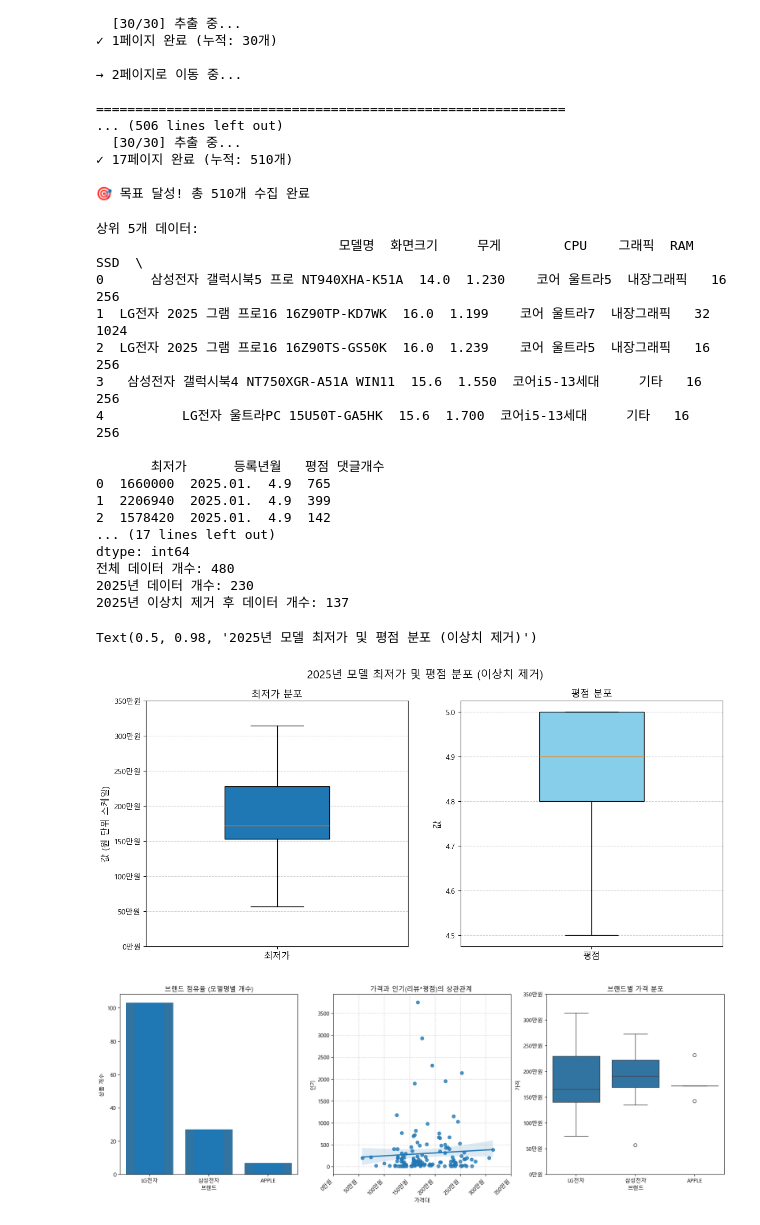
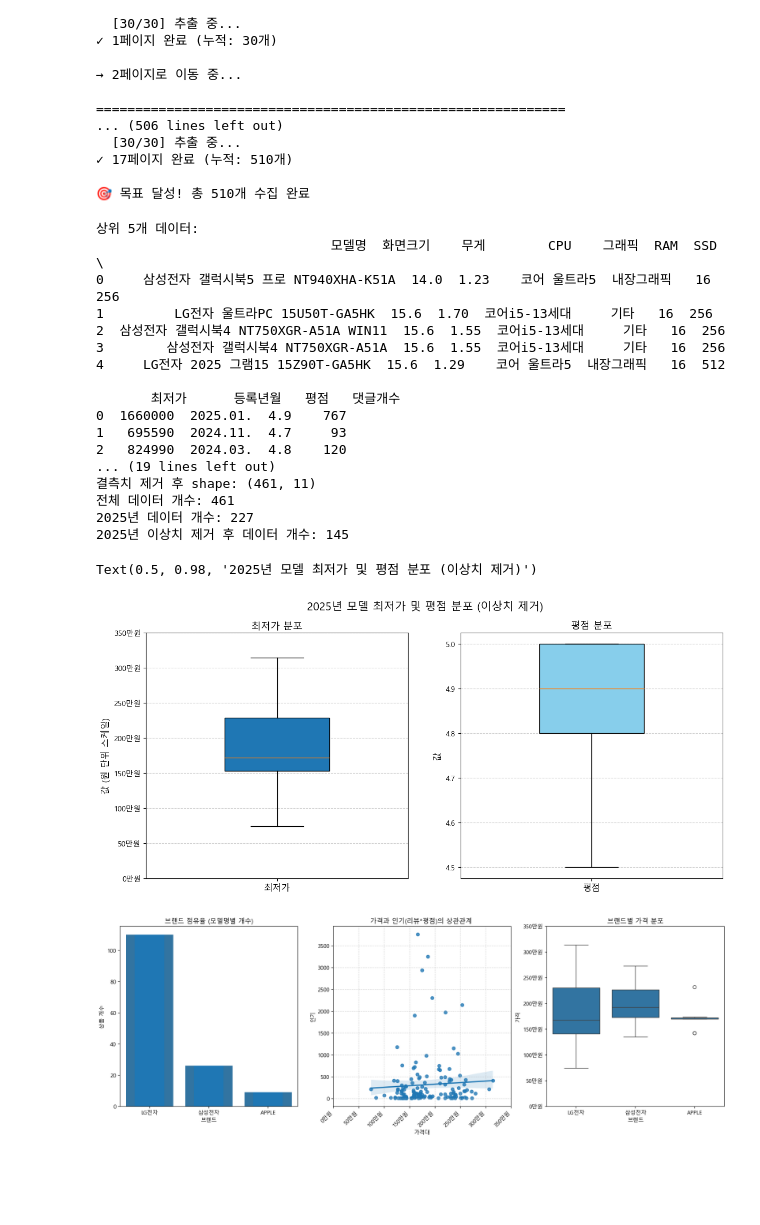
Before and after one commit to sehyeogg365/mini_project, a Jupyter notebook: mini_project.ipynb, the cells around one changed output. Saved outputs shown, nothing was run; the diff lists cells and outputs as text; code cells hidden in the pictures; blank space fills up the shorter version.

```diff
--- a/mini_project.ipynb
+++ b/mini_project.ipynb
@@ -329,6 +330,10 @@ print('APPLE:', df['모델명'].str.contains('APPLE').sum())
 
 # 결측치 탐색
 print(df.isna().sum())
+
+# CPU, 무게 중 하나라도 결측이면 삭제
+df = df.dropna(subset=['CPU', '무게'])
+print(f"\n결측치 제거 후 shape: {df.shape}")
 
 # 이상치
 df['최저가'] = pd.to_numeric(df['최저가'], errors='coerce') # 컬럼을 숫자(float)로 변환
@@ -406,49 +411,49 @@ y_tick_locations = np.arange(0, y_price_max + y_step, y_step) # 0부터 최대
 y_tick_labels = [f"{int(loc/10000):,}만원" for loc in y_tick_locations]
 ax1.set_yticks(y_tick_locations)
 ax1.set_yticklabels(y_tick_labels, fontsize=10)
 
 # 제목 및 레이블 설정
 ax1.set_title('최저가 분포', fontsize=13)
 ax1.set_ylabel('값 (원 단위 스케일)', fontsize=12)
 ax1.grid(True, axis='y', linestyle='--', alpha=0.6)
 
 # 평점 박스플롯
 bp2 = ax2.boxplot([df_2025_filtered['평점'].dropna().astype(float).tolist()], patch_artist=True, widths=0.4)
 
 # 박스 색상 설정
 bp2['boxes'][0].set_facecolor('skyblue')
 
 # X축 레이블 지정
 ax2.set_xticks([1])
 ax2.set_xticklabels(['평점'], fontsize=12)
 
 # 제목 및 레이블 설정
 ax2.set_title('평점 분포', fontsize=13)
 ax2.set_ylabel('값', fontsize=12)
 ax2.grid(True, axis='y', linestyle='--', alpha=0.6)
 
 # 전체 제목
 fig.suptitle('2025년 모델 최저가 및 평점 분포 (이상치 제거)', fontsize=15)
 # %% [output]
 상위 5개 데이터:
-                               모델명  화면크기     무게        CPU    그래픽  RAM   SSD  \
-0      삼성전자 갤럭시북5 프로 NT940XHA-K51A  14.0  1.230    코어 울트라5  내장그래픽   16   256
-1  LG전자 2025 그램 프로16 16Z90TP-KD7WK  16.0  1.199    코어 울트라7  내장그래픽   32  1024
-2  LG전자 2025 그램 프로16 16Z90TS-GS50K  16.0  1.239    코어 울트라5  내장그래픽   16   256
-3   삼성전자 갤럭시북4 NT750XGR-A51A WIN11  15.6  1.550  코어i5-13세대     기타   16   256
-4          LG전자 울트라PC 15U50T-GA5HK  15.6  1.700  코어i5-13세대     기타   16   256
+                              모델명  화면크기    무게        CPU    그래픽  RAM  SSD  \
+0     삼성전자 갤럭시북5 프로 NT940XHA-K51A  14.0  1.23    코어 울트라5  내장그래픽   16  256
+1         LG전자 울트라PC 15U50T-GA5HK  15.6  1.70  코어i5-13세대     기타   16  256
+2  삼성전자 갤럭시북4 NT750XGR-A51A WIN11  15.6  1.55  코어i5-13세대     기타   16  256
+3        삼성전자 갤럭시북4 NT750XGR-A51A  15.6  1.55  코어i5-13세대     기타   16  256
+4     LG전자 2025 그램15 15Z90T-GA5HK  15.6  1.29    코어 울트라5  내장그래픽   16  512
 
-       최저가      등록년월   평점 댓글개수
-0  1660000  2025.01.  4.9  765
-1  2206940  2025.01.  4.9  399
-2  1578420  2025.01.  4.9  142
-... (17 lines left out)
-dtype: int64
-전체 데이터 개수: 480
-2025년 데이터 개수: 230
-2025년 이상치 제거 후 데이터 개수: 137
+       최저가      등록년월   평점   댓글개수
+0  1660000  2025.01.  4.9    767
+1   695590  2024.11.  4.7     93
+2   824990  2024.03.  4.8    120
+... (19 lines left out)
+결측치 제거 후 shape: (461, 11)
+전체 데이터 개수: 461
+2025년 데이터 개수: 227
+2025년 이상치 제거 후 데이터 개수: 145
 Text(0.5, 0.98, '2025년 모델 최저가 및 평점 분포 (이상치 제거)')
-[figure, old version]
+[figure, new version]
 # %%
 # 시각화
 # 각 브랜드 별 갯수
@@ -506,7 +511,7 @@ ax3.set_yticklabels(y_tick_labels)
 
 plt.show()
 # %% [output]
-[figure, old version]
+[figure, new version]
 # %%
 # 최근 3년간 3사 노트북 평균 가격 비교 선 그래프
 
```
Also changed, not shown: parts of 3 cells of this notebook, 2 other files.
